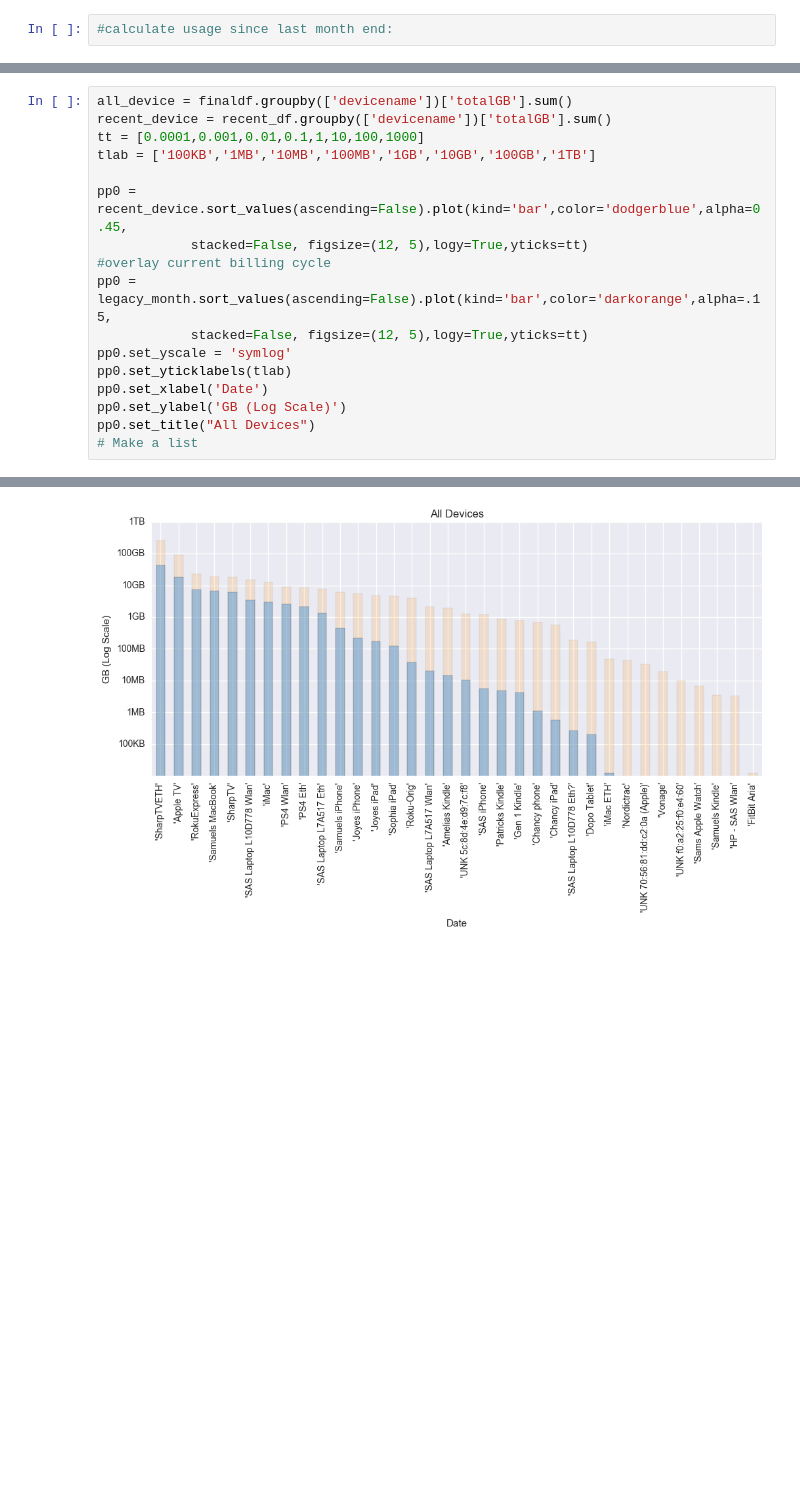
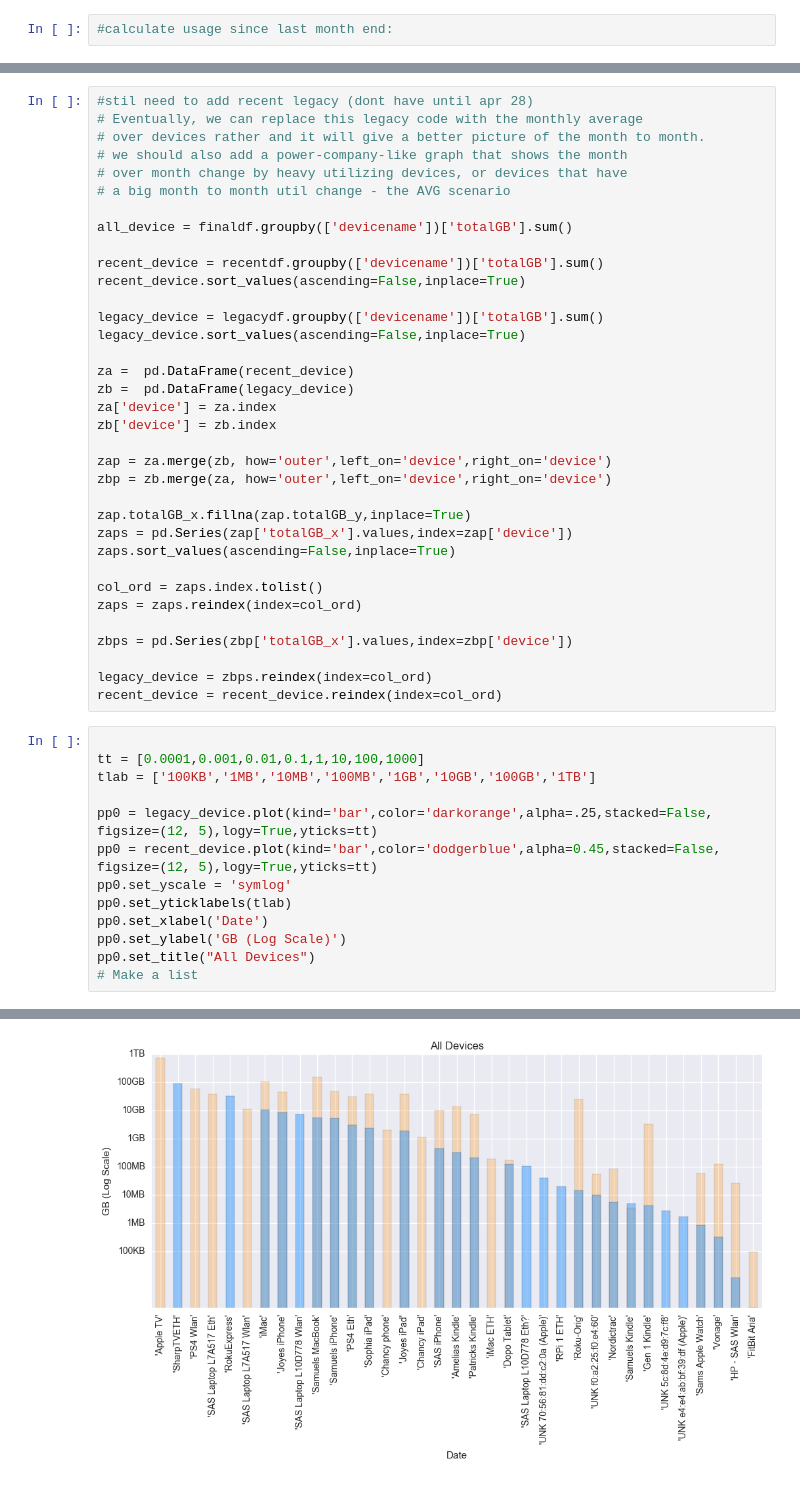
Before and after one commit to scoyote/Router-Tools, a Jupyter notebook: Parse Hourlyfile.ipynb, the cells around one changed output, grey strips where cells are left out. Drawn from its saved outputs; the diff is of its cells as text; blank space fills up the shorter version.

```diff
--- a/Parse Hourlyfile.ipynb
+++ b/Parse Hourlyfile.ipynb
@@ -167,21 +183,52 @@ legacy_month = legacydf.groupby(['devicename','month'])['totalGB'].sum().groupby
+# %%
+#stil need to add recent legacy (dont have until apr 28)
+# Eventually, we can replace this legacy code with the monthly average
+# over devices rather and it will give a better picture of the month to month.
+# we should also add a power-company-like graph that shows the month
+# over month change by heavy utilizing devices, or devices that have
+# a big month to month util change - the AVG scenario
+
+all_device = finaldf.groupby(['devicename'])['totalGB'].sum()
+
+recent_device = recentdf.groupby(['devicename'])['totalGB'].sum()
+recent_device.sort_values(ascending=False,inplace=True)
+
+legacy_device = legacydf.groupby(['devicename'])['totalGB'].sum()
+legacy_device.sort_values(ascending=False,inplace=True)
+
+za =  pd.DataFrame(recent_device)
+zb =  pd.DataFrame(legacy_device)
+za['device'] = za.index
+zb['device'] = zb.index
+
+zap = za.merge(zb, how='outer',left_on='device',right_on='device')
+zbp = zb.merge(za, how='outer',left_on='device',right_on='device')
+
+zap.totalGB_x.fillna(zap.totalGB_y,inplace=True)
+zaps = pd.Series(zap['totalGB_x'].values,index=zap['device'])
+zaps.sort_values(ascending=False,inplace=True)
+
+col_ord = zaps.index.tolist()
+zaps = zaps.reindex(index=col_ord)
+
+zbps = pd.Series(zbp['totalGB_x'].values,index=zbp['device'])
+
+legacy_device = zbps.reindex(index=col_ord)
+recent_device = recent_device.reindex(index=col_ord)
 # %%
-all_device = finaldf.groupby(['devicename'])['totalGB'].sum()
-recent_device = recent_df.groupby(['devicename'])['totalGB'].sum()
+
 tt = [0.0001,0.001,0.01,0.1,1,10,100,1000]
 tlab = ['100KB','1MB','10MB','100MB','1GB','10GB','100GB','1TB']
 
-pp0 = recent_device.sort_values(ascending=False).plot(kind='bar',color='dodgerblue',alpha=0.45,
-            stacked=False, figsize=(12, 5),logy=True,yticks=tt)
-#overlay current billing cycle
-pp0 = legacy_month.sort_values(ascending=False).plot(kind='bar',color='darkorange',alpha=.15,
-            stacked=False, figsize=(12, 5),logy=True,yticks=tt)
+pp0 = legacy_device.plot(kind='bar',color='darkorange',alpha=.25,stacked=False, figsize=(12, 5),logy=True,yticks=tt)
+pp0 = recent_device.plot(kind='bar',color='dodgerblue',alpha=0.45,stacked=False, figsize=(12, 5),logy=True,yticks=tt)
 pp0.set_yscale = 'symlog'
 pp0.set_yticklabels(tlab)
 pp0.set_xlabel('Date')
 pp0.set_ylabel('GB (Log Scale)')
 pp0.set_title("All Devices")
 # Make a list
 # %% [output]
 <matplotlib.text.Text at 0x...>
-[figure, old version]
+[figure, new version]
 # %%
```
Also changed, not shown: parts of 14 cells of this notebook.
